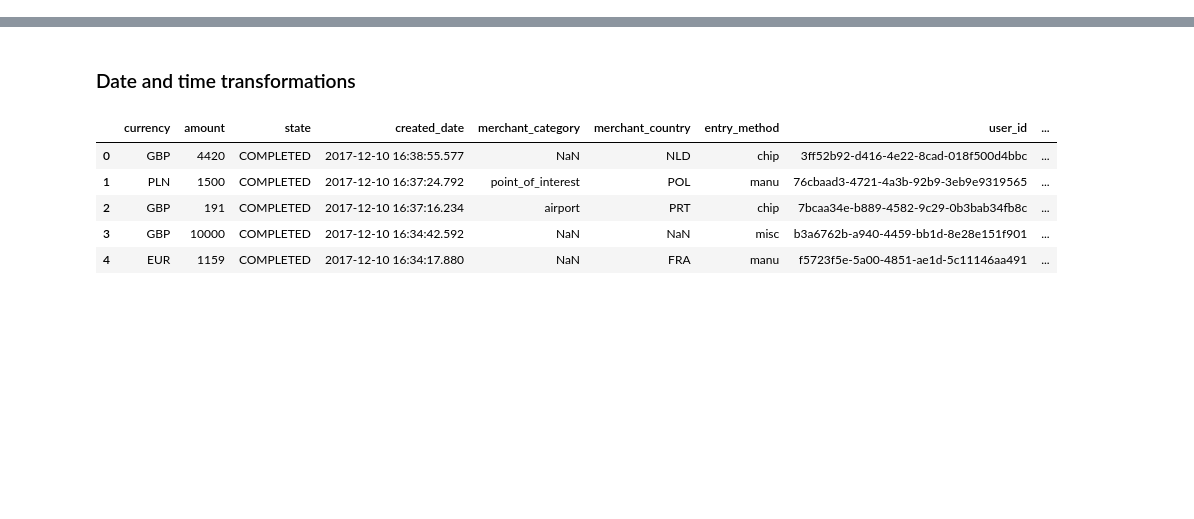
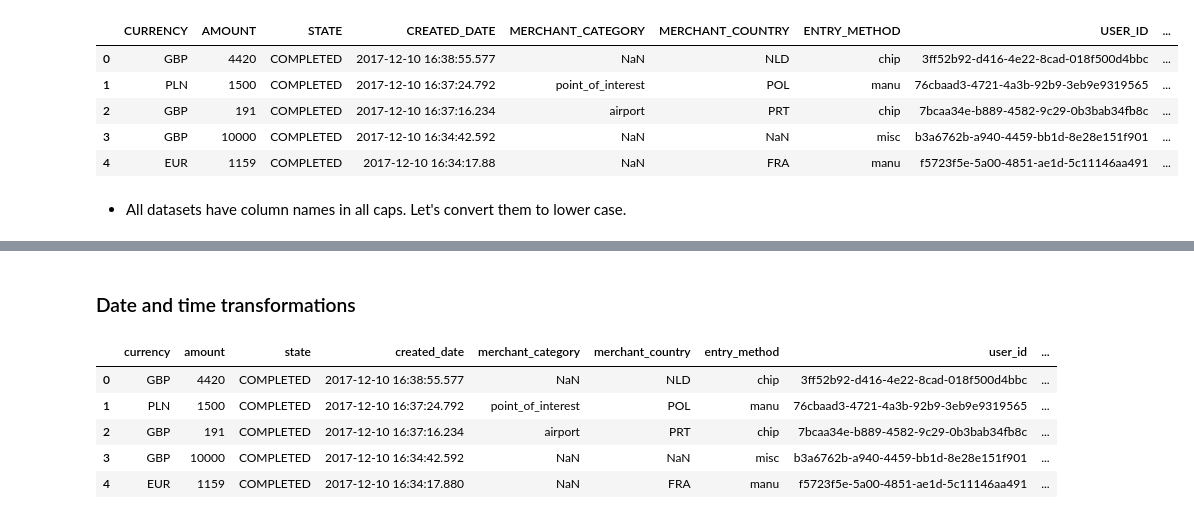
Before and after one commit to karthikvadlamani/revolut-fraudsters-detection, a Jupyter notebook: revolut_fraudsters_detection.ipynb, the cells around one changed output, grey strips where cells are left out. Drawn from its saved outputs; the diff is of its cells as text; code cells hidden in the pictures; blank space fills up the shorter version.

```diff
--- a/revolut_fraudsters_detection.ipynb
+++ b/revolut_fraudsters_detection.ipynb
@@ -55,3 +16,14 @@ df_transactions['USER_ID'].nunique()
+# %%
+df_transactions.head()
+# %% [output]
+|  | CURRENCY | AMOUNT | STATE | CREATED_DATE | MERCHANT_CATEGORY | MERCHANT_COUNTRY | ENTRY_METHOD | USER_ID | ... |
+| 0 | GBP | 4420 | COMPLETED | 2017-12-10 16:38:55.577 | NaN | NLD | chip | 3ff52b92-d416-4e22-8cad-018f500d4bbc | ... |
+| 1 | PLN | 1500 | COMPLETED | 2017-12-10 16:37:24.792 | point_of_interest | POL | manu | 76cbaad3-4721-4a3b-92b9-3eb9e9319565 | ... |
+| 2 | GBP | 191 | COMPLETED | 2017-12-10 16:37:16.234 | airport | PRT | chip | 7bcaa34e-b889-4582-9c29-0b3bab34fb8c | ... |
+| 3 | GBP | 10000 | COMPLETED | 2017-12-10 16:34:42.592 | NaN | NaN | misc | b3a6762b-a940-4459-bb1d-8e28e151f901 | ... |
+| 4 | EUR | 1159 | COMPLETED | 2017-12-10 16:34:17.88 | NaN | FRA | manu | f5723f5e-5a00-4851-ae1d-5c11146aa491 | ... |
+# %% [markdown]
+- All datasets have column names in all caps. Let's convert them to lower case.
 # %%
 for df in [df_users, df_transactions, df_currency_details, df_countries]:
     df.columns = df.columns.str.lower()
```
Also changed, not shown: parts of 11 cells of this notebook.
